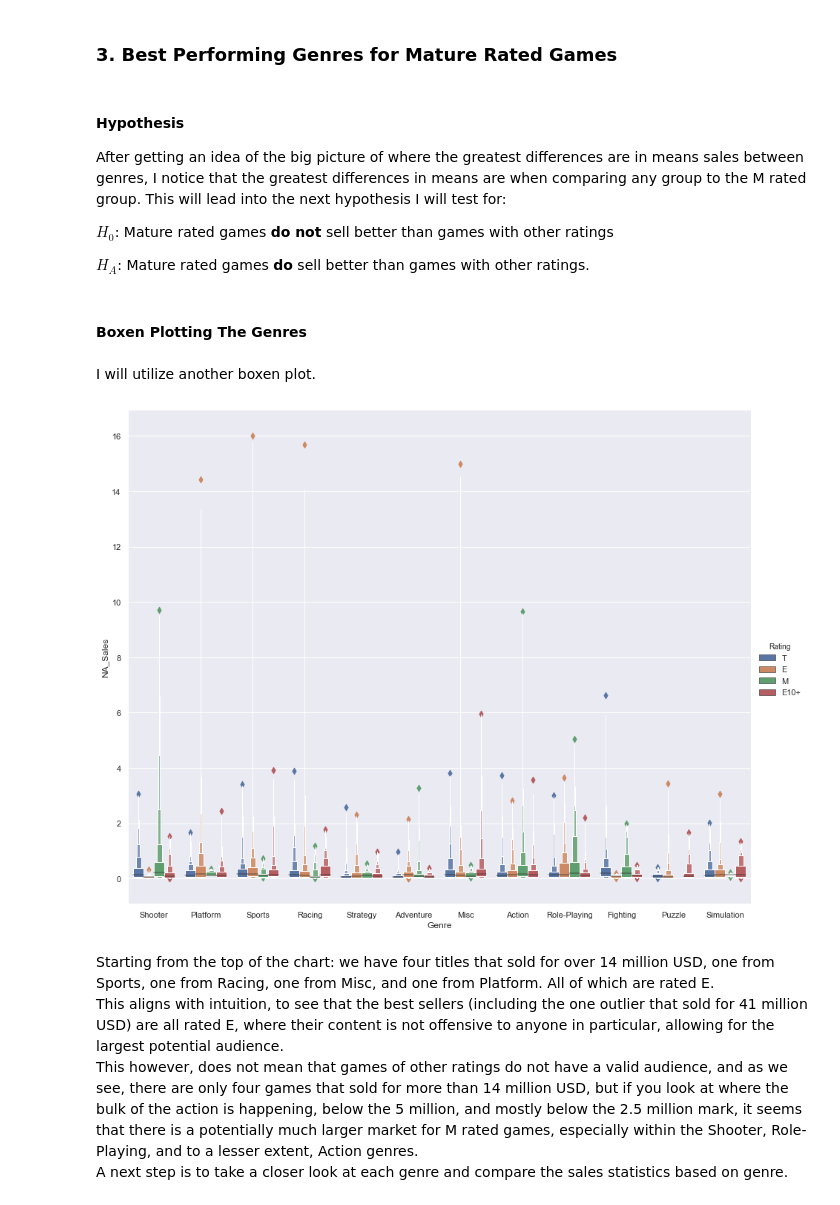
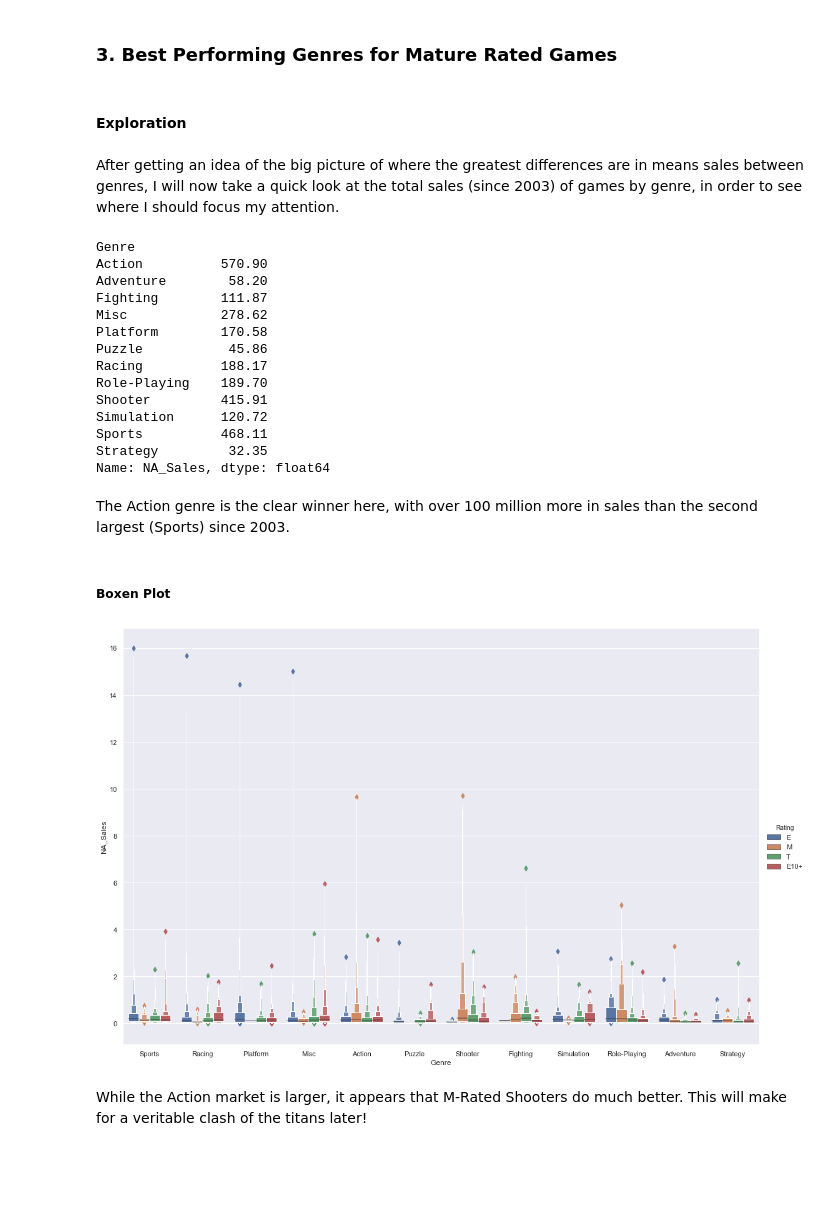
Before and after one commit to rjstange/Video-Game-Sales-by-ESRB-Rating, a Jupyter notebook: Video Game Sales By Maturity Rating.ipynb, the cells around one changed output. Cells and saved outputs as stored; diff of their text form; code cells hidden in the pictures; blank space fills up the shorter version.

```diff
--- a/Video Game Sales By Maturity Rating.ipynb
+++ b/Video Game Sales By Maturity Rating.ipynb
@@ -212,2 +221,7 @@ From this, we can tell that at least one group is significantly different from t
+# %%
+clipped_sales = na_sales_e_to_m_since_2003.copy()
+clipped_sales["NA_Sales"] = na_sales_e_to_m_since_2003[
+    "NA_Sales"
+].clip(upper=16)
 # %% [markdown]
 #### Boxen Plot by Rating
@@ -223,8 +228,3 @@ na_sales_e_to_m[na_sales_e_to_m["NA_Sales"] > 40]
-# %%
-clipped_sales = na_sales_e_to_m.copy()
-clipped_sales["NA_Sales"] = na_sales_e_to_m[
-    "NA_Sales"
-].clip(upper=16)
 # %% [markdown]
 I will now utilize a categorical boxen plot to give a clearer view of distribution's shape within each rating, and any outliers.
 # %%
@@ -269,34 +269,40 @@ Based on these results, we can reject the null in every case, except for compari
 <br>
 # %% [markdown]
 ### 3. Best Performing Genres for Mature Rated Games
-# %% [markdown]
-#### Hypothesis
-
-After getting an idea of the big picture of where the greatest differences are in means sales between genres, I notice that the greatest differences in means are when comparing any group to the M rated group. This will lead into the next hypothesis I will test for:
-
-$H_0$: Mature rated games **do not** sell better than games with other ratings
-
-$H_A$: Mature rated games **do** sell better than games with other ratings.
+# %% [markdown]
+#### Exploration
+# %% [markdown]
+After getting an idea of the big picture of where the greatest differences are in means sales between genres, I will now take a quick look at the total sales (since 2003) of games by genre, in order to see where I should focus my attention.
+# %%
+print(
+    na_sales_e_to_m_since_2003["NA_Sales"]
+    .groupby(na_sales_e_to_m_since_2003["Genre"])
+    .agg("sum")
+)
+# %% [output]
+Genre
+Action          570.90
+Adventure        58.20
+Fighting        111.87
+Misc            278.62
+Platform        170.58
+Puzzle           45.86
+Racing          188.17
+Role-Playing    189.70
+Shooter         415.91
+Simulation      120.72
+Sports          468.11
+Strategy         32.35
+Name: NA_Sales, dtype: float64
+# %% [markdown]
+The Action genre is the clear winner here, with over 100 million more in sales than the second largest (Sports) since 2003.
 # %% [markdown]
-#### Boxen Plotting The Genres
+##### Boxen Plot
-# %% [markdown]
-I will utilize another boxen plot.
 # %%
-sns.catplot(
-    x="Genre",
-    y="NA_Sales",
-    kind="boxen",
-    hue="Rating",
-    height=10,
-    aspect=1.25,
-    data=clipped_sales.sort_values("NA_Sales")
-)
+sns.catplot(x="Genre", y="NA_Sales", kind="boxen", hue="Rating", height=10, aspect=1.5, data=clipped_sales)
 plt.show()
 # %% [output]
-[figure, old version]
+[figure, new version]
-# %% [markdown]
-Starting from the top of the chart: we have four titles that sold for over 14 million USD, one from Sports, one from Racing, one from Misc, and one from Platform. All of which are rated E.<br>
-This aligns with intuition, to see that the best sellers (including the one outlier that sold for 41 million USD) are all rated E, where their content is not offensive to anyone in particular, allowing for the largest potential audience.<br>
-This however, does not mean that games of other ratings do not have a valid audience, and as we see, there are only four games that sold for more than 14 million USD, but if you look at where the bulk of the action is happening, below the 5 million, and mostly below the 2.5 million mark, it seems that there is a potentially much larger market for M rated games, especially within the Shooter, Role-Playing, and to a lesser extent, Action genres.<br>
-A next step is to take a closer look at each genre and compare the sales statistics based on genre.
+# %% [markdown]
+While the Action market is larger, it appears that M-Rated Shooters do much better. This will make for a veritable clash of the titans later!
 # %% [markdown]
```
Also changed, not shown: parts of 66 cells of this notebook.
